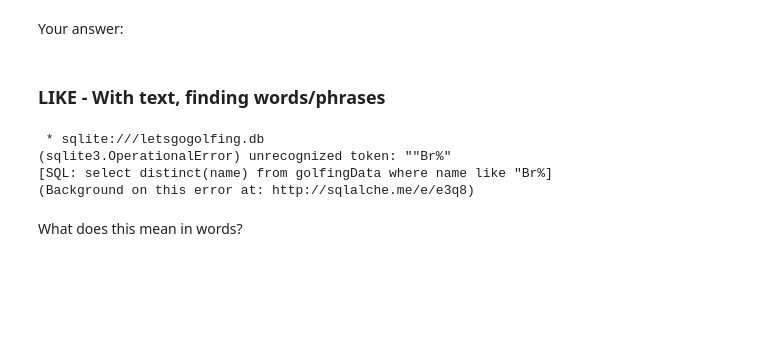
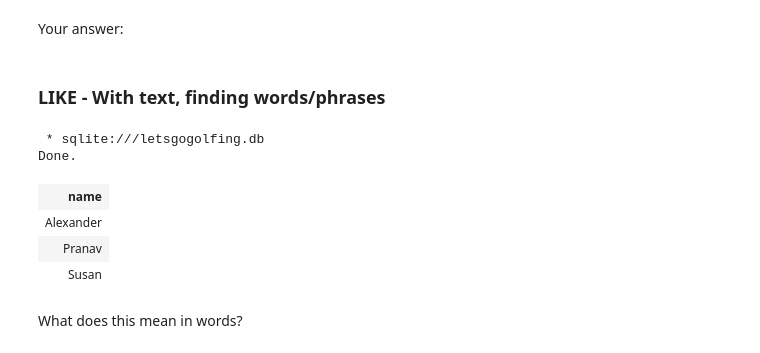
Before and after one commit to panjianhui754/IST210-Spring2020, a Jupyter notebook: SQL/SQLJoins_LetsGoGolfing.ipynb, the cells around one changed output. Drawn from its saved outputs; the diff is of its cells as text; code cells hidden in the pictures; blank space fills up the shorter version.

```diff
--- a/SQL/SQLJoins_LetsGoGolfing.ipynb
+++ b/SQL/SQLJoins_LetsGoGolfing.ipynb
@@ -192,12 +192,14 @@ Your answer:
 ### LIKE - With text, finding words/phrases
 # %%
 %%sql
-select distinct(name) from golfingData where name like "Br%"
+select distinct(name) from golfingData where name like "%an%"
 # %% [output]
  * sqlite:///letsgogolfing.db
-(sqlite3.OperationalError) unrecognized token: ""Br%"
-[SQL: select distinct(name) from golfingData where name like "Br%]
-(Background on this error at: http://sqlalche.me/e/e3q8)
+Done.
+| name |
+| Alexander |
+| Pranav |
+| Susan |
 # %% [markdown]
 What does this mean in words?
 # %% [markdown]
```
Also changed, not shown: parts of 10 cells of this notebook.
